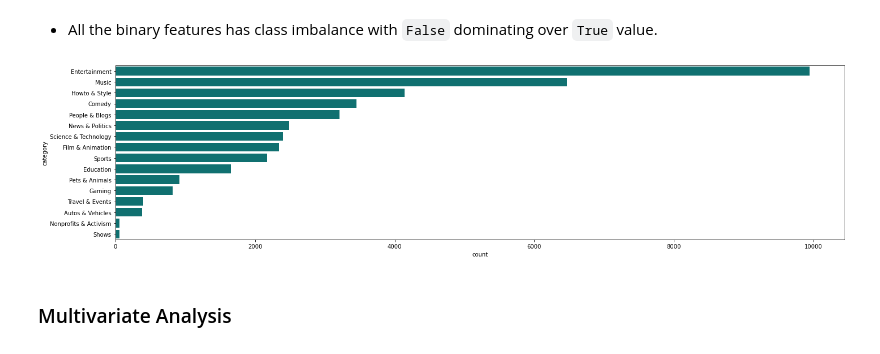
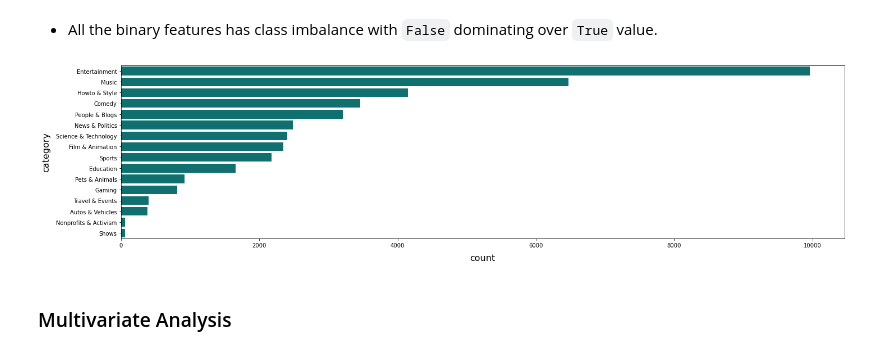
Before and after one commit to dendihandian/data-portfolio, a Jupyter notebook: youtube-views/youtube-views.ipynb, the cells around one changed output. Cells and saved outputs as stored; diff of their text form; code cells hidden in the pictures.

```diff
--- a/youtube-views/youtube-views.ipynb
+++ b/youtube-views/youtube-views.ipynb
@@ -68,7 +70,7 @@ cdf.category_id = cdf.category_id.astype('int64')
 # %% [markdown]
 #### Merging Data
 # %%
-df = vdf.merge(cdf, on='category_id')
-df.drop(['category_id'], axis=1, inplace=True)
+dataset = vdf.merge(cdf, on='category_id')
+dataset.drop(['category_id'], axis=1, inplace=True)
 # %% [markdown]
 ### Variables and Functions
@@ -121,7 +149,7 @@ memory usage: 4.5+ MB
 # %% [markdown]
 ### Removing Unnecessary Features
 # %%
-df.drop(['video_id', 'thumbnail_link', 'description', 'trending_date', 'publish_time', 'tags'], axis=1, inplace=True)
+dataset.drop(['video_id', 'thumbnail_link', 'description', 'trending_date', 'publish_time', 'tags'], axis=1, inplace=True)
 
 # TODO: make use publish_time and trending_date for time series analysis later
 # %% [markdown]
@@ -231,11 +260,13 @@ plt.show();
 - All the binary features has class imbalance with `False` dominating over `True` value.
 # %%
 plt.figure(figsize=(20, 5))
-sns.countplot(data=df, y='category', color='teal', order=df['category'].value_counts().index)
+sns.countplot(data=dataset, y='category', color='teal', order=dataset['category'].value_counts().index)
 plt.tight_layout()
+plt.ylabel('category', fontsize='16', labelpad=10)
+plt.xlabel('count', fontsize='16', labelpad=10)
 plt.show();
 # %% [output]
-[figure, old version]
+[figure, new version]
 # %% [markdown]
 ### Multivariate Analysis
 # %% [markdown]
```
Also changed, not shown: parts of 37 cells of this notebook, 1 other file.
